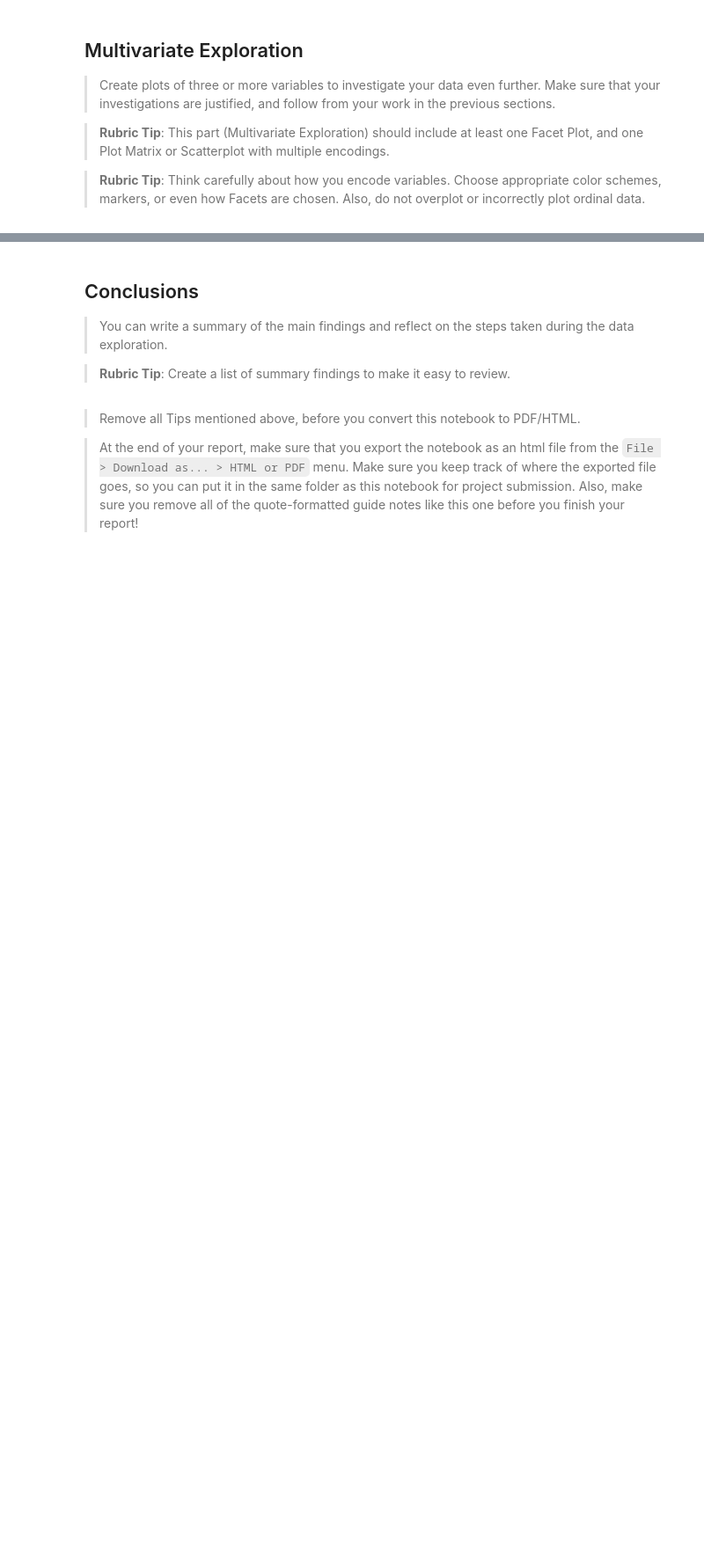
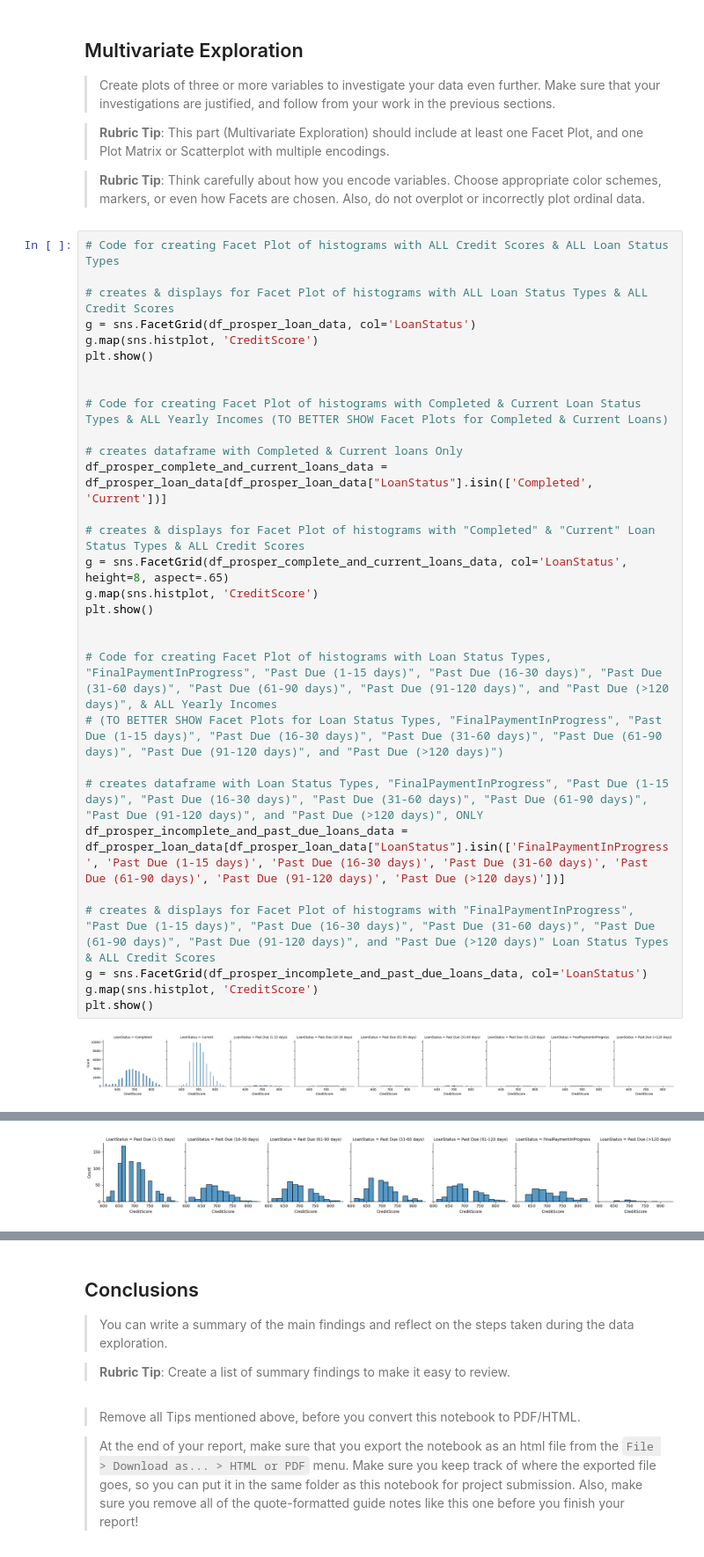
Before and after one commit to jwGitHub9860/Communicate_Data_Findings, a Jupyter notebook: Part_I_exploration_template.ipynb, the cells around one changed output, grey strips where cells are left out. Shown at 88% size. Cells and saved outputs as stored; diff of their text form; blank space fills up the shorter version.

```diff
--- a/Part_I_exploration_template.ipynb
+++ b/Part_I_exploration_template.ipynb
@@ -523,3 +523,35 @@ your work in the previous sections.
 > **Rubric Tip**: This part (Multivariate Exploration) should include at least one Facet Plot, and one Plot Matrix or Scatterplot with multiple encodings.
 
 >**Rubric Tip**: Think carefully about how you encode variables. Choose appropriate color schemes, markers, or even how Facets are chosen. Also, do not overplot or incorrectly plot ordinal data.
+# %%
+# Code for creating Facet Plot of histograms with ALL Credit Scores & ALL Loan Status Types
+
+# creates & displays for Facet Plot of histograms with ALL Loan Status Types & ALL Credit Scores
+g = sns.FacetGrid(df_prosper_loan_data, col='LoanStatus')
+g.map(sns.histplot, 'CreditScore')
+plt.show()
+
+
+# Code for creating Facet Plot of histograms with Completed & Current Loan Status Types & ALL Yearly Incomes (TO BETTER SHOW Facet Plots for Completed & Current Loans)
+
+# creates dataframe with Completed & Current loans Only
+df_prosper_complete_and_current_loans_data = df_prosper_loan_data[df_prosper_loan_data["LoanStatus"].isin(['Completed', 'Current'])]
+
+# creates & displays for Facet Plot of histograms with "Completed" & "Current" Loan Status Types & ALL Credit Scores
+g = sns.FacetGrid(df_prosper_complete_and_current_loans_data, col='LoanStatus', height=8, aspect=.65)
+g.map(sns.histplot, 'CreditScore')
+plt.show()
+
+
+# Code for creating Facet Plot of histograms with Loan Status Types, "FinalPaymentInProgress", "Past Due (1-15 days)", "Past Due (16-30 days)", "Past Due (31-60 days)", "Past Due (61-90 days)", "Past Due (91-120 days)", and "Past Due (>120 days)", & ALL Yearly Incomes
+# (TO BETTER SHOW Facet Plots for Loan Status Types, "FinalPaymentInProgress", "Past Due (1-15 days)", "Past Due (16-30 days)", "Past Due (31-60 days)", "Past Due (61-90 days)", "Past Due (91-120 days)", and "Past Due (>120 days)")
+
+# creates dataframe with Loan Status Types, "FinalPaymentInProgress", "Past Due (1-15 days)", "Past Due (16-30 days)", "Past Due (31-60 days)", "Past Due (61-90 days)", "Past Due (91-120 days)", and "Past Due (>120 days)", ONLY
+df_prosper_incomplete_and_past_due_loans_data = df_prosper_loan_data[df_prosper_loan_data["LoanStatus"].isin(['FinalPaymentInProgress', 'Past Due (1-15 days)', 'Past Due (16-30 days)', 'Past Due (31-60 days)', 'Past Due (61-90 days)', 'Past Due (91-120 days)', 'Past Due (>120 days)'])]
+
+# creates & displays for Facet Plot of histograms with "FinalPaymentInProgress", "Past Due (1-15 days)", "Past Due (16-30 days)", "Past Due (31-60 days)", "Past Due (61-90 days)", "Past Due (91-120 days)", and "Past Due (>120 days)" Loan Status Types & ALL Credit Scores
+g = sns.FacetGrid(df_prosper_incomplete_and_past_due_loans_data, col='LoanStatus')
+g.map(sns.histplot, 'CreditScore')
+plt.show()
+# %% [output]
+[figure, added]
@@ -526 +559,2 @@ your work in the previous sections.
+[figure, added]
 # %%
```
Also changed, not shown: parts of 5 cells of this notebook.
